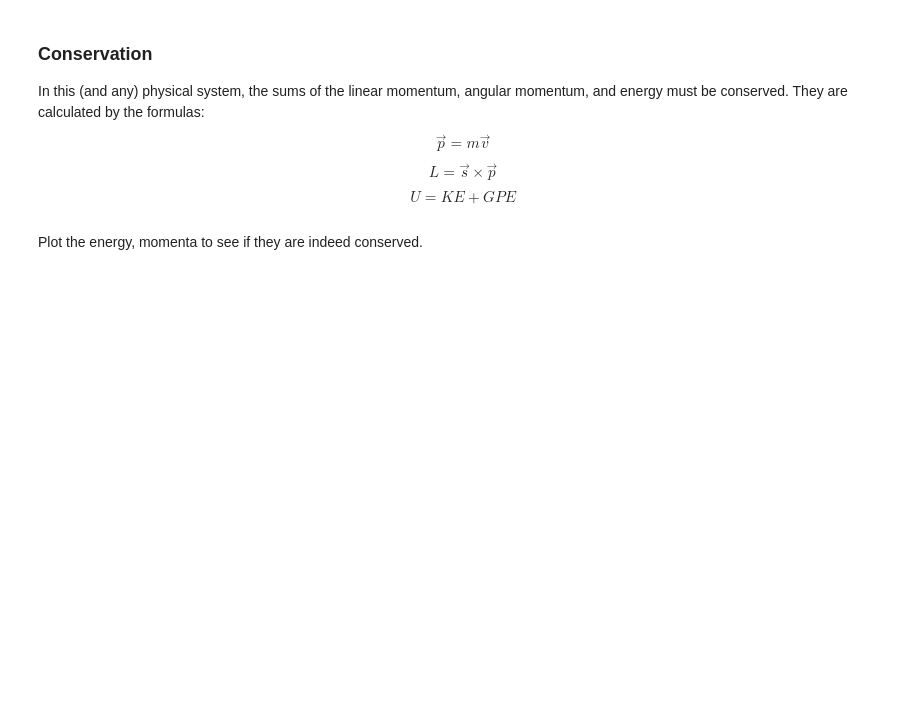
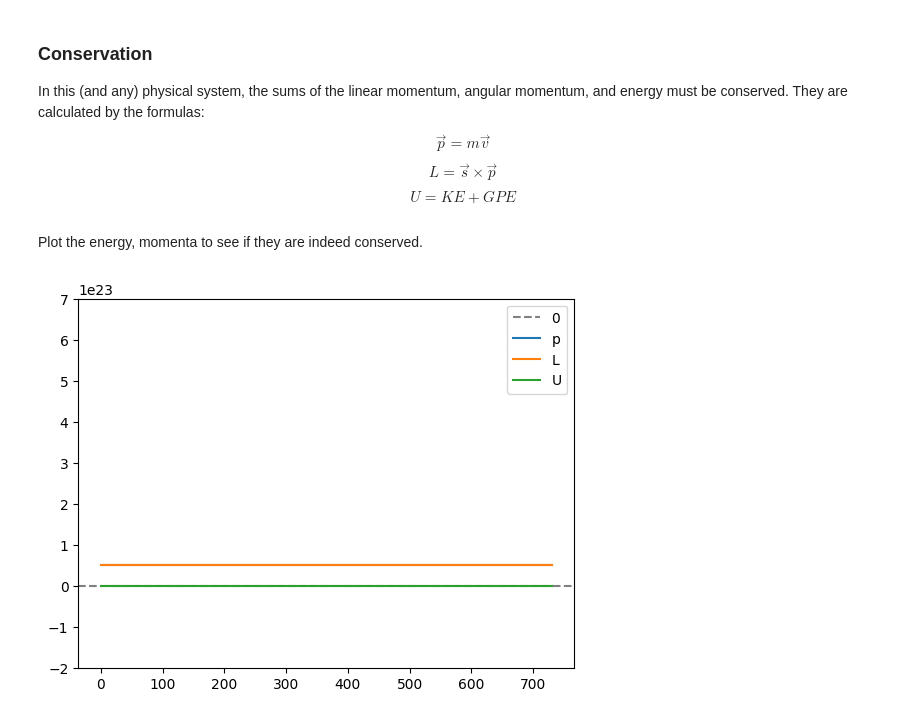
Before and after one commit to Rahul-Maru/physics_simulator, a Jupyter notebook: main.ipynb, the cells around one changed output. Cells and saved outputs as stored; diff of their text form; code cells hidden in the pictures; blank space fills up the shorter version.

```diff
--- a/main.ipynb
+++ b/main.ipynb
@@ -123,11 +135,14 @@ $$\vec{p} = m \vec{v}$$
 $$L = \vec{s} \times \vec{p}$$
 $$U = KE + GPE$$
 # %%
-tlist = range(280)
+tlist = range(731)
 exlist = []
 eylist = []
 sxlist = []
 sylist = []
+mxlist = []
+mylist = []
+
 bxlist = []
 bylist = []
 
@@ -135,30 +150,48 @@ plist = []
 Llist = []
 Ulist = []
 
-with writer.saving(fig, "simulation.gif", 150):
+with writer.saving(fig, "simulation.gif", 300):
 	for t in tlist:
-		F = Fg(ms, me, ss-se)
-		ve += F/me
-		vs -= F/ms
+		r_se = ss - se
+		r_sm = ss - sm
+		r_em = se - sm
+
+		F_es = Fg(me, ms, r_se)
+		F_ms = Fg(mm, ms, r_sm)
+		F_me = Fg(mm, me, r_em)
+
+		ve += (F_es-F_me)/me
+		vs += (-F_es-F_ms)/ms
+		vm += (F_ms+F_me)/mm
+
 		se += ve
 		ss += vs
+		sm += vm
 
 		ex, ey = (*se,)
 		sx, sy = (*ss,)
-		bx, by = calc_barycenter([(me, se), (ms, ss)])
+		mx, my = (*sm,)
+		bx, by = calc_barycenter([(me, se), (ms, ss), (mm, sm)])
 
-		U = GPE(me, ms, ss-se) + KE(me, ve) + KE(ms, vs)
+		ΣGPE = GPE(me, ms, r_se) + GPE(mm, ms, r_sm) + GPE(mm, me, r_em)
+		ΣKE = KE(me, ve) + KE(ms, vs) + KE(mm, vm)
+		U = ΣGPE + ΣKE
 		Ulist.append(U)
+
 		pe = me*ve
 		ps = ms*vs
-		plist.append(np.linalg.norm(pe+ps))
-		L = np.cross(pe, se) + np.cross(ps, ss)
+		pm = mm*vm
+		plist.append(np.linalg.norm(pe+ps+pm))
+
+		L = np.cross(pe, se) + np.cross(ps, ss) + np.cross(pm, sm)
 		Llist.append(np.linalg.norm(L))
 
 		exlist.append(ex)
 		eylist.append(ey)
 		sxlist.append(sx)
 		sylist.append(sy)
+		mxlist.append(mx)
+		mylist.append(my)
 		bxlist.append(bx)
 		bylist.append(by)
 
@@ -170,6 +203,10 @@ with writer.saving(fig, "simulation.gif", 150):
 		e_trail.set_data(exlist[-12:], eylist[-12:])
 		earth.set_data([ex], [ey])
 
+		m_path.set_data(mxlist, mylist)
+		m_trail.set_data(mxlist[-12:], mylist[-12:])
+		moon.set_data([mx], [my])
+
 		b_path.set_data(bxlist, bylist)
 		b_trail.set_data(bxlist[-12:], bylist[-12:])
 		barycenter.set_data([bx], [by])
@@ -180,12 +217,14 @@ Plot the energy, momenta to see if they are indeed conserved.
 # %%
 plt.axhline(0, 0, max(tlist), color = "grey", linestyle="dashed", label="_")
 
 plt.plot(tlist, plist)
 plt.plot(tlist, Llist)
 plt.plot(tlist, Ulist)
 
 plt.legend(["0", "p", "L", "U"])
 
-plt.ylim(-2e23, 8e23)
+plt.ylim(-2e23, 7e23)
 
 plt.show()
+# %% [output]
+[figure, added]
```
Also changed, not shown: parts of 3 cells of this notebook, 1 other file.
